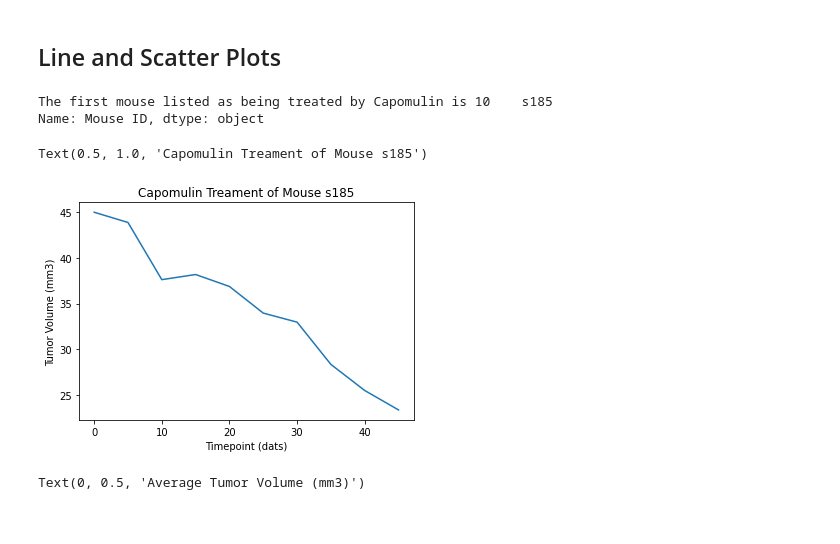
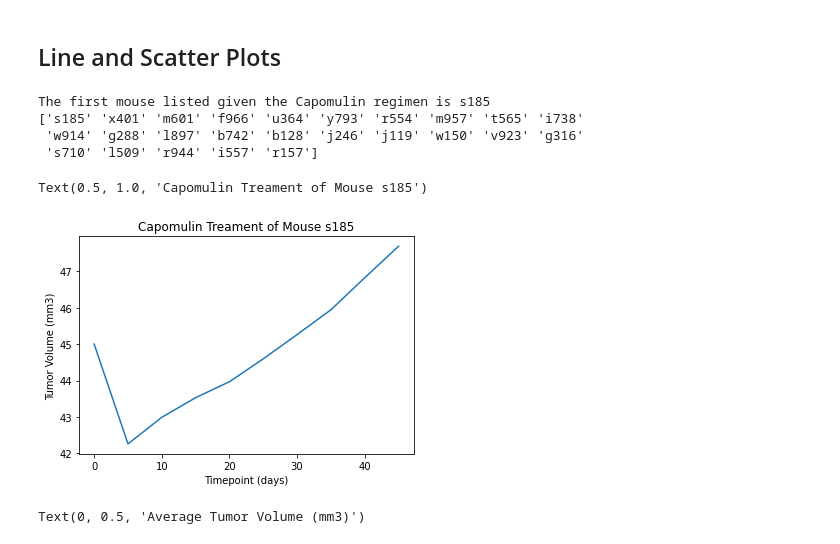
Before and after one commit to hsososa/Matplotlib-Homework, a Jupyter notebook: Pymaceuticals/pymaceuticals.ipynb, the cells around one changed output. Saved outputs shown, nothing was run; the diff lists cells and outputs as text; code cells hidden in the pictures.

```diff
--- a/Pymaceuticals/pymaceuticals.ipynb
+++ b/Pymaceuticals/pymaceuticals.ipynb
@@ -212,25 +220,32 @@ Text(0, 0.5, 'Final Tumor Volume (mm3)')
 ## Line and Scatter Plots
 # %%
 # Generate a line plot of tumor volume vs. time point for a mouse treated with Capomulin
-# First, find the first mouse that was listed as being tested with Capomulin
-x = combined_df.loc[combined_df['Drug Regimen'] == 'Capomulin']['Mouse ID'].head(1)
-print(f'The first mouse listed as being treated by Capomulin is {x}')
+# I found the first mouse that was listed as being on the Capomulin regimen
+combined_df_id = combined_df.set_index('Mouse ID')
+cap_mouse = combined_df.loc[combined_df['Drug Regimen'] == 'Capomulin']['Mouse ID'].unique()
+print(f'The first mouse listed given the Capomulin regimen is {cap_mouse[0]}')
+print(cap_mouse)
 
-# The first mouse listed is mouse s185
+# The first mouse listed is mouse s185.
 # A graph similar to the given example line plot of Mouse l509 can be generated here.
-mouse = combined_df.loc[combined_df['Mouse ID'] == 's185']
+# To see that result, manually input l509 into below line.
+# Could possibly provide user a list of mice on Capomulin regimen and then ask
+# the user to input which mouse they want to look at.
+mouse = combined_df.loc[combined_df['Mouse ID'] == 'i557']
 
 x = mouse['Timepoint']
 y = mouse['Tumor Volume (mm3)']
 plt.plot(x,y)
-plt.xlabel('Timepoint (dats)')
+plt.xlabel('Timepoint (days)')
 plt.ylabel('Tumor Volume (mm3)')
 plt.title('Capomulin Treament of Mouse s185')
 # %% [output]
-The first mouse listed as being treated by Capomulin is 10    s185
-Name: Mouse ID, dtype: object
+The first mouse listed given the Capomulin regimen is s185
+['s185' 'x401' 'm601' 'f966' 'u364' 'y793' 'r554' 'm957' 't565' 'i738'
+ 'w914' 'g288' 'l897' 'b742' 'b128' 'j246' 'j119' 'w150' 'v923' 'g316'
+ 's710' 'l509' 'r944' 'i557' 'r157']
 Text(0.5, 1.0, 'Capomulin Treament of Mouse s185')
-[figure, old version]
+[figure, new version]
 # %%
 # Generate a scatter plot of average tumor volume vs. mouse weight for the Capomulin regimen
 capomulin_mice = combined_df.loc[combined_df['Drug Regimen'] == 'Capomulin']
```
Also changed, not shown: parts of 2 cells of this notebook, 1 other file.
